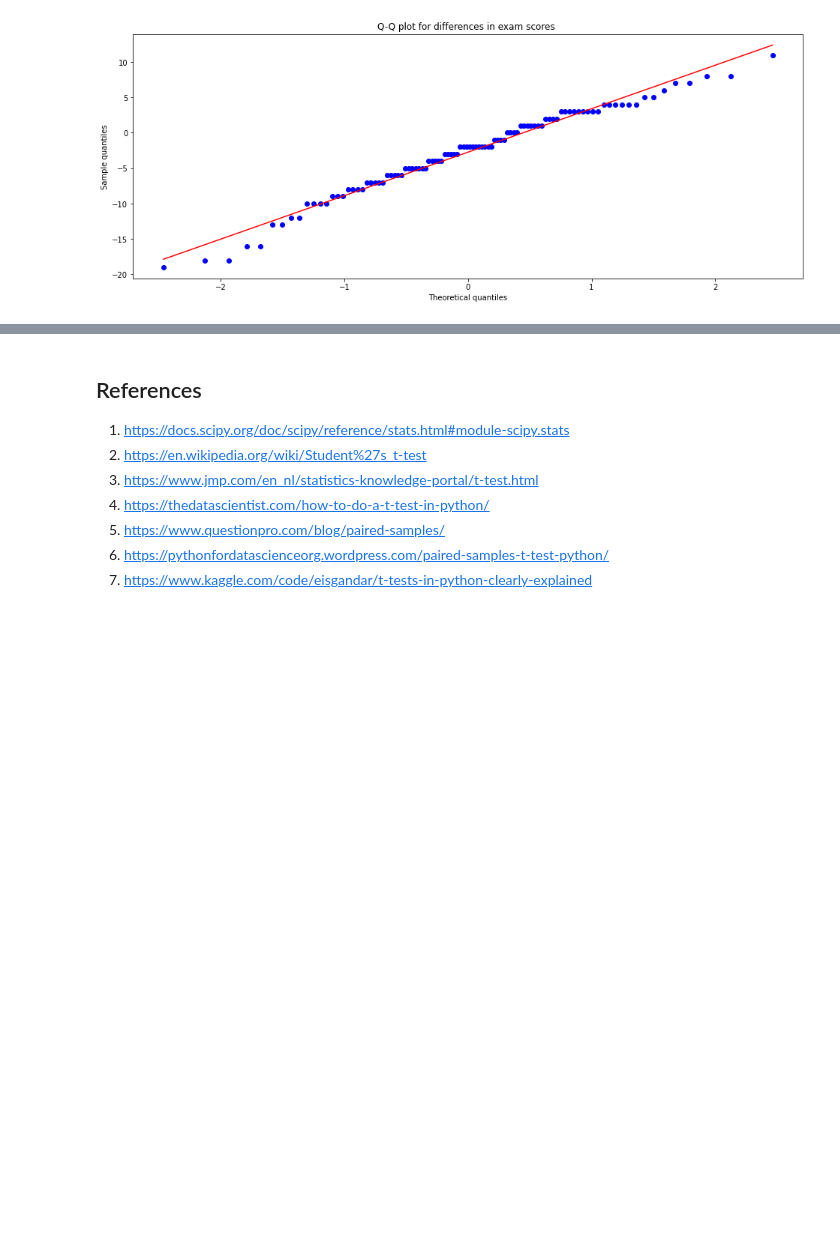
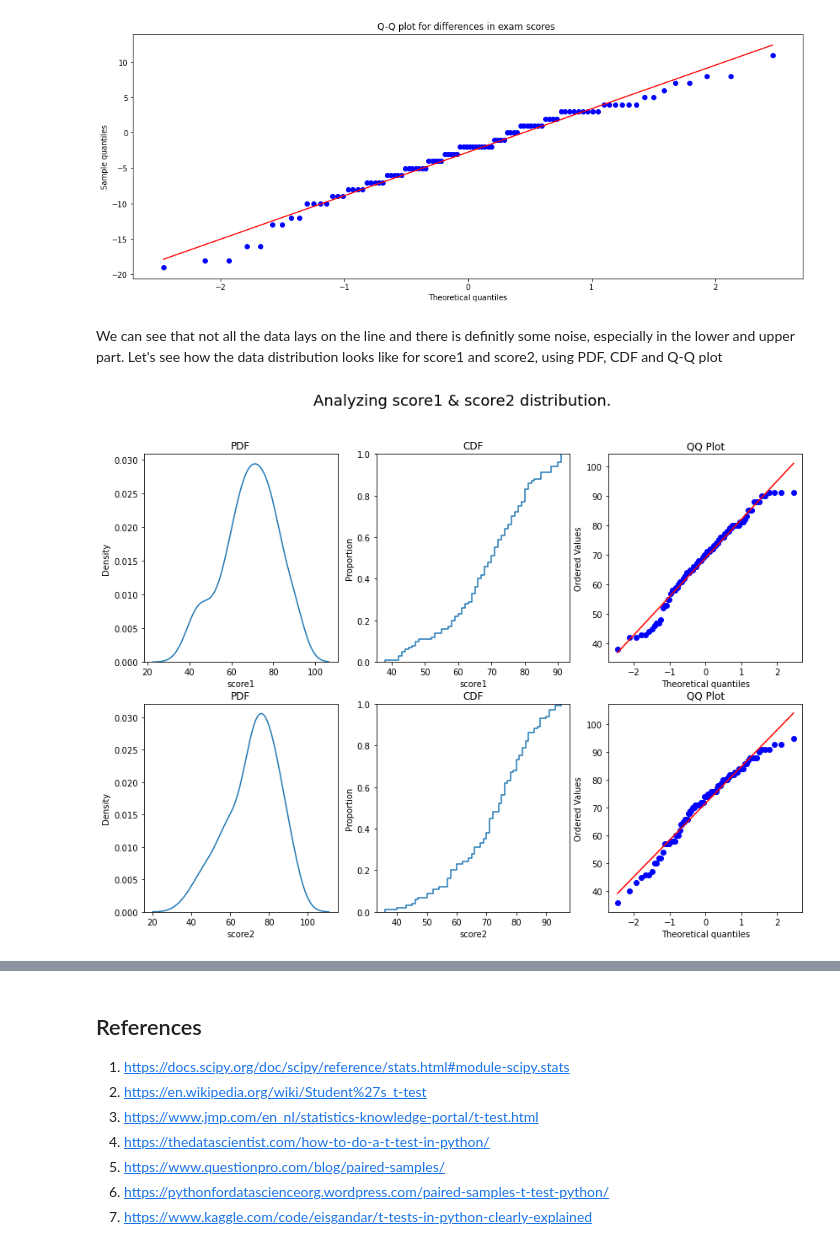
Before and after one commit to angelinka/machine_learning_assessment, a Jupyter notebook: ttest.ipynb, the cells around one changed output, grey strips where cells are left out. Saved outputs shown, nothing was run; the diff lists cells and outputs as text; code cells hidden in the pictures; blank space fills up the shorter version.

Commit message:
Analysing data using PDF, CDF QQ plots

```diff
--- a/ttest.ipynb
+++ b/ttest.ipynb
@@ -350,3 +362,32 @@ plt.show()
 # %% [output]
 <Figure size 1008x576 with 0 Axes>
 [figure]
+# %% [markdown]
+We can see that not all the data lays on the line and there is definitly some noise, especially in the lower and upper part. Let's see how the data distribution looks like for score1 and score2, using PDF, CDF and Q-Q plot
+# %%
+import matplotlib.pyplot as plt
+import seaborn as sns
+# Creating 2x3 grid to display our plots
+fig, axs = plt.subplots(2, 3, figsize=(14, 10))
+fig.suptitle('Analyzing score1 & score2 distribution.', fontsize=18)
+# Score1 PDF
+sns.kdeplot(ax=axs[0, 0], x='score1', data=sample)
+axs[0, 0].title.set_text('PDF')
+# Score1 CDF
+sns.ecdfplot(ax=axs[0, 1], x='score1', data=sample)
+axs[0, 1].title.set_text('CDF')
+# Score1 QQ Plot
+qq_plot = stats.probplot( x=sample['score1'], plot=axs[0, 2])
+axs[0, 2].title.set_text('QQ Plot')
+
+# Score2 PDF
+sns.kdeplot(x='score2', data=sample, ax=axs[1, 0])
+axs[1, 0].title.set_text('PDF')
+# Score2 CDF
+sns.ecdfplot(x='score2', data=sample, ax=axs[1, 1])
+axs[1, 1].title.set_text('CDF')
+# Score2 QQ Plot
+qq_plot = stats.probplot(x=sample['score2'], plot=axs[1, 2])
+axs[1, 2].title.set_text('QQ Plot')
+# %% [output]
+[figure, added]
```
Also changed, not shown: parts of 11 cells of this notebook.
